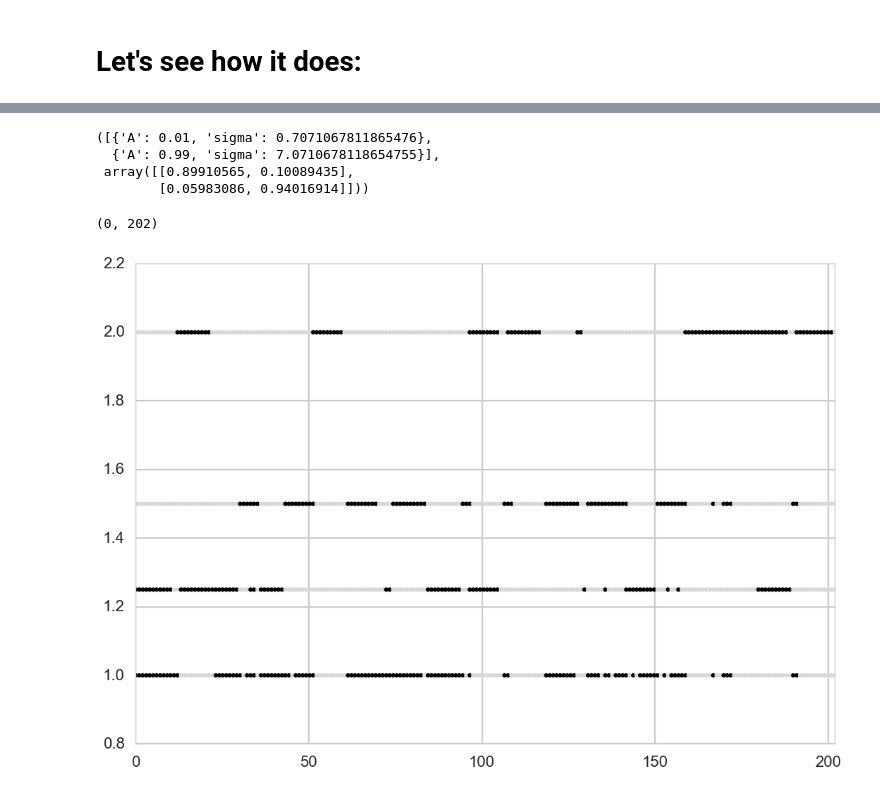
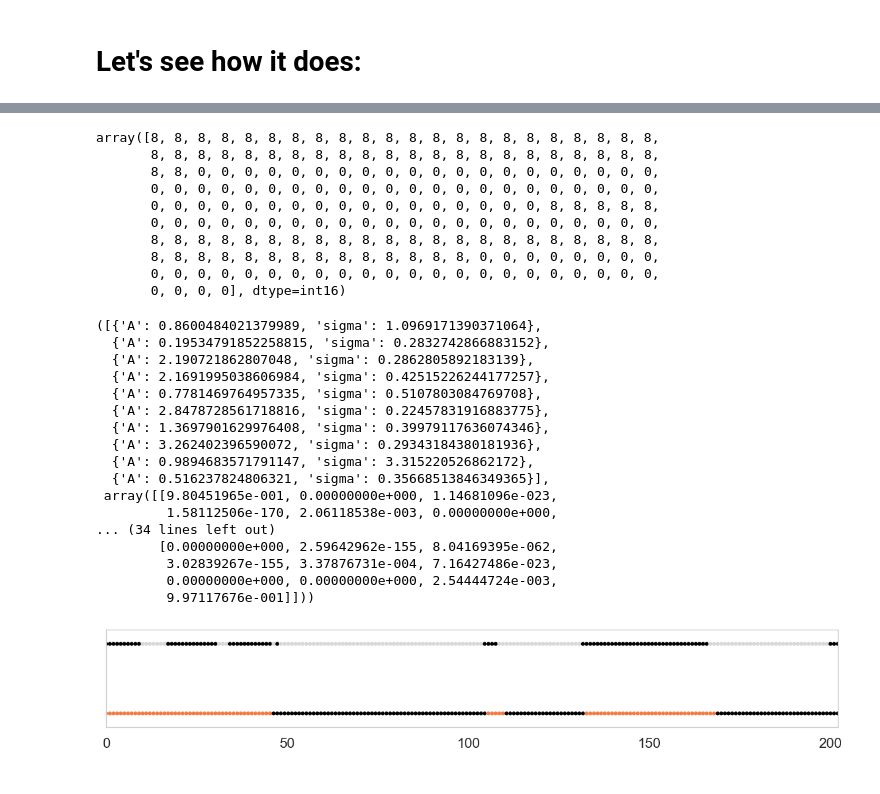
Before and after one commit to NickHoernle/mit-bayesian-inference, a Jupyter notebook: project/notebooks/auto-regressive-hdm-hmm.ipynb, the cells around one changed output, grey strips where cells are left out. Cells and saved outputs as stored; diff of their text form; code cells hidden in the pictures.

```diff
--- a/project/notebooks/auto-regressive-hdm-hmm.ipynb
+++ b/project/notebooks/auto-regressive-hdm-hmm.ipynb
@@ -38,12 +38,12 @@ array([[ 1,  0,  4,  2,  0,  8],
 # %% [markdown]
 # Use Gharamani-Hinton as first test
 # %%
-x1 = lambda x: 0.99*x + np.random.normal(0,np.sqrt(50))
-x2 = lambda x: 0.01*x + np.random.normal(0,np.sqrt(0.5))
+x1 = lambda x: 0.99*x + np.random.normal(0,np.sqrt(10))
+x2 = lambda x: 0.9*x + np.random.normal(0,np.sqrt(1))
 X = [x1, x2]
 
 def generate_chain():
-    ys = [np.random.normal(0,1)]
+    ys = [np.random.normal(20,5)]
 
     chains = []
     chain = np.random.choice([0,1], p=[0.5,0.5])
@@ -88,20 +88,20 @@ imp.reload(hdp_scripts)
 params = {}
 
 # define L=15 components:
-L = 2
+L = 10
 D = 1 # dimensionality of the data
 params['pi'] = np.random.dirichlet(alpha=np.ones(L), size=L)
 # params['pi'] = np.array([[0.95,0.05],[0.05,0.95]])
-# params['theta'] = [{'A': np.random.normal(0,1), 'sigma': 10} for i in range(L)]
-params['theta'] = [{'A': 0.01, 'sigma': np.sqrt(0.5)}, {'A': 0.99, 'sigma': np.sqrt(50)}]
+params['theta'] = [{'A': np.random.normal(1,1), 'sigma': 10} for i in range(L)]
+# params['theta'] = [{'A': 0.9, 'sigma': np.sqrt(10)}, {'A': 0.99, 'sigma': np.sqrt(1)}]
 params['L'] = L
 params['Y'] = ys
 params['T'] = len(ys)
-params['alpha'] = 10
+params['alpha'] = 1
 params['beta'] = np.random.dirichlet(np.ones(params['L']))
 params['kappa'] = 100
-params['gamma'] = 10
+params['gamma'] = 1
 params['priors'] = {
-    'M': np.zeros(shape=(D,D)),
-    'K': np.linalg.pinv(10*np.eye(D))
+    'M': 1*np.ones(shape=(D,D)),
+    'K': 10*np.eye(D)
 }
@@ -174,17 +179,14 @@ pi_theta = hdp_scripts.update_slds_regime_params(n, S_ybarybar, S_yybar, S_yy, p
 # %% [markdown]
 # Let's see how it does:
 # %%
-num_iter = 50
+num_iter = 100
 z = np.zeros_like(ys)
 
 for i in range(num_iter):
     start = time.time()
-    params, res = hdp_scripts.Gibbs_for_HDP_AR(ys, params, priors=[0.1*np.eye(1), 1])
+    params, res = hdp_scripts.Gibbs_for_HDP_AR(ys, params, priors=[1*np.eye(1), 10])
 #     seq2_updated, sorted_thetas, hamming_val = get_hamming_distance(seq1=zis, seq2=res)
     z = res
     if i % 10 == 0:
         print("Iteration: %i, time: %0.2f"%(i, time.time() - start))
-
-# sticky_params = params
-# sticky_z = z
 # %% [output]
@@ -196,19 +203,52 @@ Iteration: 40, time: 0.41
+# %%
+res
+# %% [output]
+array([8, 8, 8, 8, 8, 8, 8, 8, 8, 8, 8, 8, 8, 8, 8, 8, 8, 8, 8, 8, 8, 8,
+       8, 8, 8, 8, 8, 8, 8, 8, 8, 8, 8, 8, 8, 8, 8, 8, 8, 8, 8, 8, 8, 8,
+       8, 8, 0, 0, 0, 0, 0, 0, 0, 0, 0, 0, 0, 0, 0, 0, 0, 0, 0, 0, 0, 0,
+       0, 0, 0, 0, 0, 0, 0, 0, 0, 0, 0, 0, 0, 0, 0, 0, 0, 0, 0, 0, 0, 0,
+       0, 0, 0, 0, 0, 0, 0, 0, 0, 0, 0, 0, 0, 0, 0, 0, 0, 8, 8, 8, 8, 8,
+       0, 0, 0, 0, 0, 0, 0, 0, 0, 0, 0, 0, 0, 0, 0, 0, 0, 0, 0, 0, 0, 0,
+       8, 8, 8, 8, 8, 8, 8, 8, 8, 8, 8, 8, 8, 8, 8, 8, 8, 8, 8, 8, 8, 8,
+       8, 8, 8, 8, 8, 8, 8, 8, 8, 8, 8, 8, 8, 8, 0, 0, 0, 0, 0, 0, 0, 0,
+       0, 0, 0, 0, 0, 0, 0, 0, 0, 0, 0, 0, 0, 0, 0, 0, 0, 0, 0, 0, 0, 0,
+       0, 0, 0, 0], dtype=int16)
 # %%
+close_look = 0
 params['theta'], params['pi']
 # %% [output]
-([{'A': 0.01, 'sigma': 0.7071067811865476},
-  {'A': 0.99, 'sigma': 7.0710678118654755}],
- array([[0.89910565, 0.10089435],
-        [0.05983086, 0.94016914]]))
+([{'A': 0.8600484021379989, 'sigma': 1.0969171390371064},
+  {'A': 0.19534791852258815, 'sigma': 0.2832742866883152},
+  {'A': 2.190721862807048, 'sigma': 0.2862805892183139},
+  {'A': 2.1691995038606984, 'sigma': 0.42515226244177257},
+  {'A': 0.7781469764957335, 'sigma': 0.5107803084769708},
+  {'A': 2.8478728561718816, 'sigma': 0.22457831916883775},
+  {'A': 1.3697901629976408, 'sigma': 0.39979117636074346},
+  {'A': 3.262402396590072, 'sigma': 0.29343184380181936},
+  {'A': 0.9894683571791147, 'sigma': 3.315220526862172},
+  {'A': 0.516237824806321, 'sigma': 0.35668513846349365}],
+ array([[9.80451965e-001, 0.00000000e+000, 1.14681096e-023,
+         1.58112506e-170, 2.06118538e-003, 0.00000000e+000,
+... (34 lines left out)
+        [0.00000000e+000, 2.59642962e-155, 8.04169395e-062,
+         3.02839267e-155, 3.37876731e-004, 7.16427486e-023,
+         0.00000000e+000, 0.00000000e+000, 2.54444724e-003,
+         9.97117676e-001]]))
 # %%
-plt.scatter(np.linspace(0,len(z),num=len(z)), 1*np.ones_like(z), c=[c[i] for i in fwd_pass['z']], lw=0)
-plt.scatter(np.linspace(0,len(z),num=len(z)), 1.25*np.ones_like(z), c=[c[i] for i in np.argmax(back_messages, axis=1)], lw=0)
+# plt.scatter(np.linspace(0,len(z),num=len(z)), 1*np.ones_like(z), c=[c[i] for i in fwd_pass['z']], lw=0)
+# plt.scatter(np.linspace(0,len(z),num=len(z)), 1.25*np.ones_like(z), c=[c[i] for i in np.argmax(back_messages, axis=1)], lw=0)
+c=['black','#d8d8d8', 'r', 'g', 'b', 'y', '#42e5f4', '#42e5f4', '#f47a41', '#f47a41']
+
+plt.figure(figsize=(15,2))
+
 plt.scatter(np.linspace(0,len(z),num=len(z)), 1.5*np.ones_like(z), c=[c[i] for i in res], lw=0)
 
 plt.xlim([0,len(z)])
 
 plt.scatter(np.linspace(0,len(z),num=len(z)), 2*np.ones_like(z), c=[c[i] for i in chains], lw=0)
 plt.xlim([0,len(z)])
+
+plt.yticks([])
+plt.grid(False)
 # %% [output]
-(0, 202)
-[figure, old version]
+[figure, new version]
```
Also changed, not shown: parts of 7 cells of this notebook, 2 other files.
